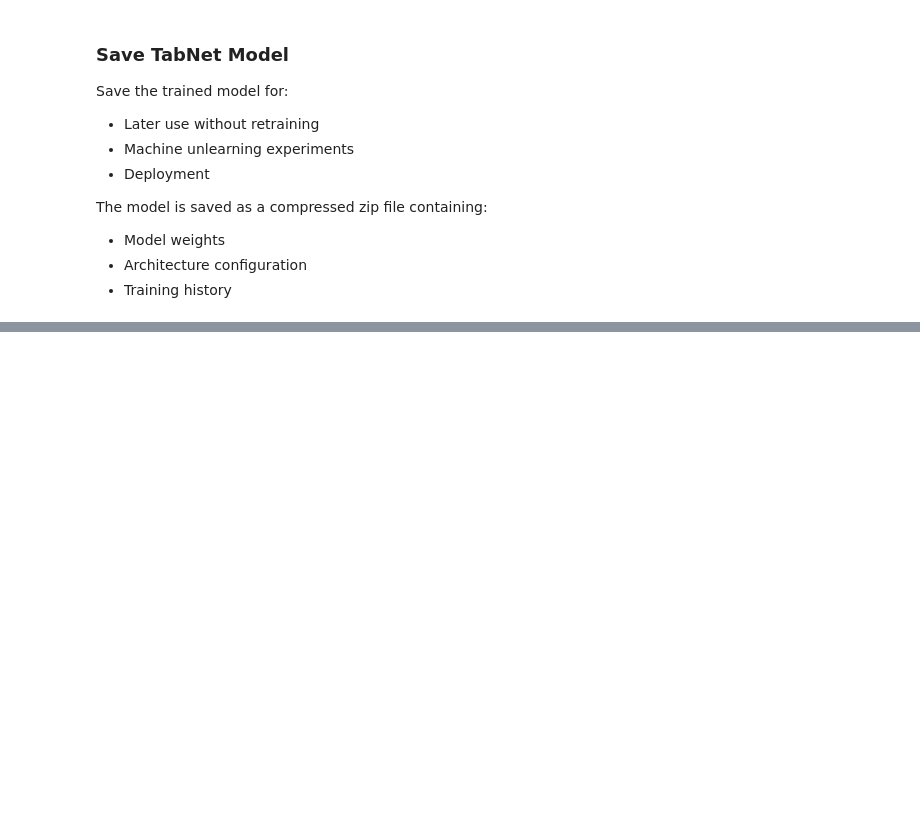
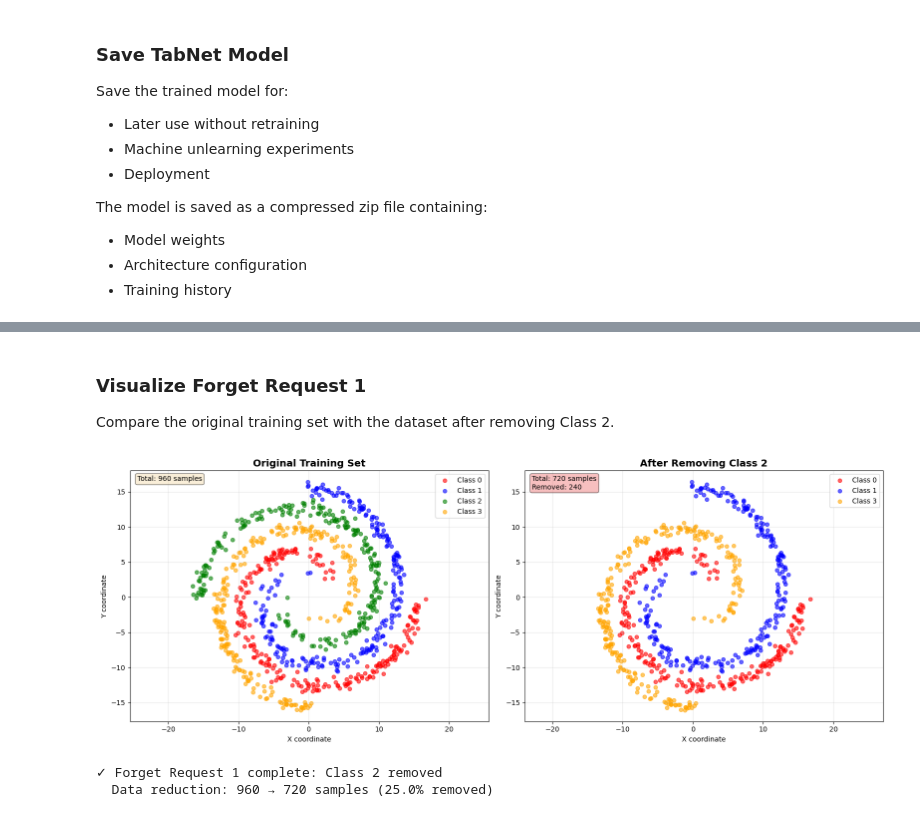
Before and after one commit to em1ttal/TFG, a Jupyter notebook: Codes/notebooks/final_notebook.ipynb, the cells around one changed output, grey strips where cells are left out. Saved outputs shown, nothing was run; the diff lists cells and outputs as text; code cells hidden in the pictures; blank space fills up the shorter version.

```diff
--- a/Codes/notebooks/final_notebook.ipynb
+++ b/Codes/notebooks/final_notebook.ipynb
@@ -844,0 +964,17 @@ loaded_model.load_model('tabnet_spiral_model')
+# %%
+# Forget Request 1: Remove entire class (Class 2)
+print("=" * 60)
+print("FORGET REQUEST 1: REMOVE ENTIRE CLASS")
+print("=" * 60)
+print(f"Original training set size: {len(y_train)}")
+print()
+
+class_to_remove = 2
+X_train_forget1, y_train_forget1, mask_forget1 = remove_entire_class(
+    X_train.copy(), y_train.copy(), class_to_remove
+)
+
+print(f"\nClass distribution after removal:")
+for class_id in range(num_classes):
+    count = np.sum(y_train_forget1 == class_id)
+    print(f"  Class {class_id}: {count} samples")
@@ -844,0 +995,52 @@ loaded_model.load_model('tabnet_spiral_model')
+# %% [markdown]
+### Visualize Forget Request 1
+
+Compare the original training set with the dataset after removing Class 2.
+# %%
+# Visualize Forget Request 1
+fig, axes = plt.subplots(1, 2, figsize=(16, 6))
+colors = ['red', 'blue', 'green', 'orange']
+
+# Plot 1: Original training set
+for class_idx in range(num_classes):
+    class_mask = y_train == class_idx
+    axes[0].scatter(X_train[class_mask, 0], X_train[class_mask, 1],
+                   c=colors[class_idx], label=f'Class {class_idx}',
+                   alpha=0.6, s=30)
+axes[0].set_title('Original Training Set', fontsize=14, fontweight='bold')
+axes[0].set_xlabel('X coordinate')
+axes[0].set_ylabel('Y coordinate')
+axes[0].legend(loc='upper right')
+axes[0].grid(True, alpha=0.3)
+axes[0].axis('equal')
+axes[0].text(0.02, 0.98, f'Total: {len(y_train)} samples',
+            transform=axes[0].transAxes, fontsize=10,
+            verticalalignment='top', bbox=dict(boxstyle='round', facecolor='wheat', alpha=0.5))
+
+# Plot 2: After removing Class 2
+for class_idx in range(num_classes):
+    class_mask = y_train_forget1 == class_idx
+    if np.sum(class_mask) > 0:  # Only plot if class exists
+        axes[1].scatter(X_train_forget1[class_mask, 0], X_train_forget1[class_mask, 1],
+                       c=colors[class_idx], label=f'Class {class_idx}',
+                       alpha=0.6, s=30)
+
+axes[1].set_title(f'After Removing Class {class_to_remove}', fontsize=14, fontweight='bold')
+axes[1].set_xlabel('X coordinate')
+axes[1].set_ylabel('Y coordinate')
+axes[1].legend(loc='upper right')
+axes[1].grid(True, alpha=0.3)
+axes[1].axis('equal')
+axes[1].text(0.02, 0.98, f'Total: {len(y_train_forget1)} samples\nRemoved: {len(y_train) - len(y_train_forget1)}',
+            transform=axes[1].transAxes, fontsize=10,
+            verticalalignment='top', bbox=dict(boxstyle='round', facecolor='lightcoral', alpha=0.5))
+
+plt.tight_layout()
+plt.show()
+
+print(f"\n✓ Forget Request 1 complete: Class {class_to_remove} removed")
+print(f"  Data reduction: {len(y_train)} → {len(y_train_forget1)} samples ({(1 - len(y_train_forget1)/len(y_train))*100:.1f}% removed)")
+# %% [output]
+[figure, added]
+✓ Forget Request 1 complete: Class 2 removed
+  Data reduction: 960 → 720 samples (25.0% removed)
```
Also changed, not shown: parts of 38 cells of this notebook, 2 other files.
